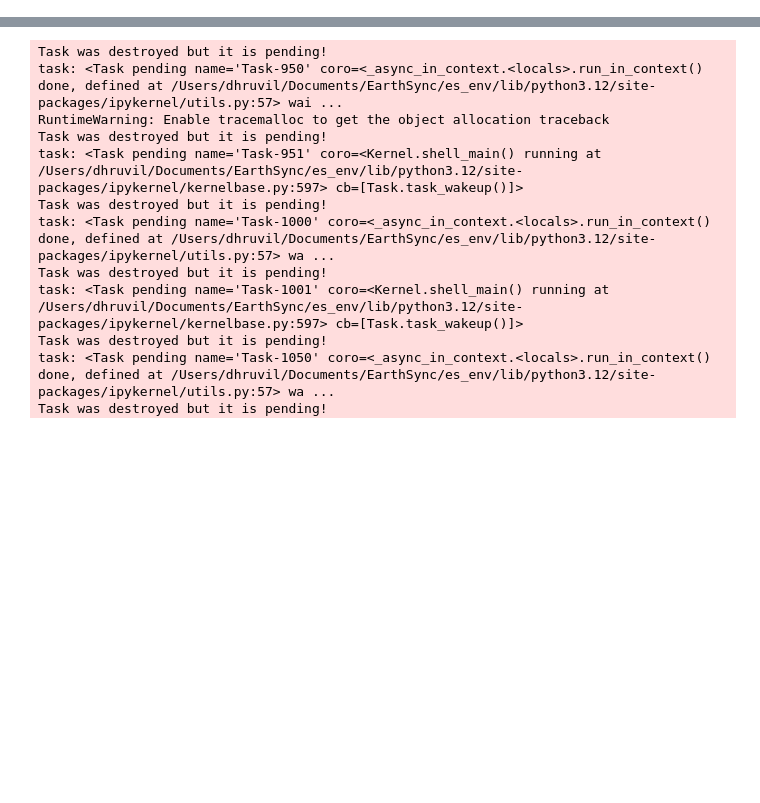
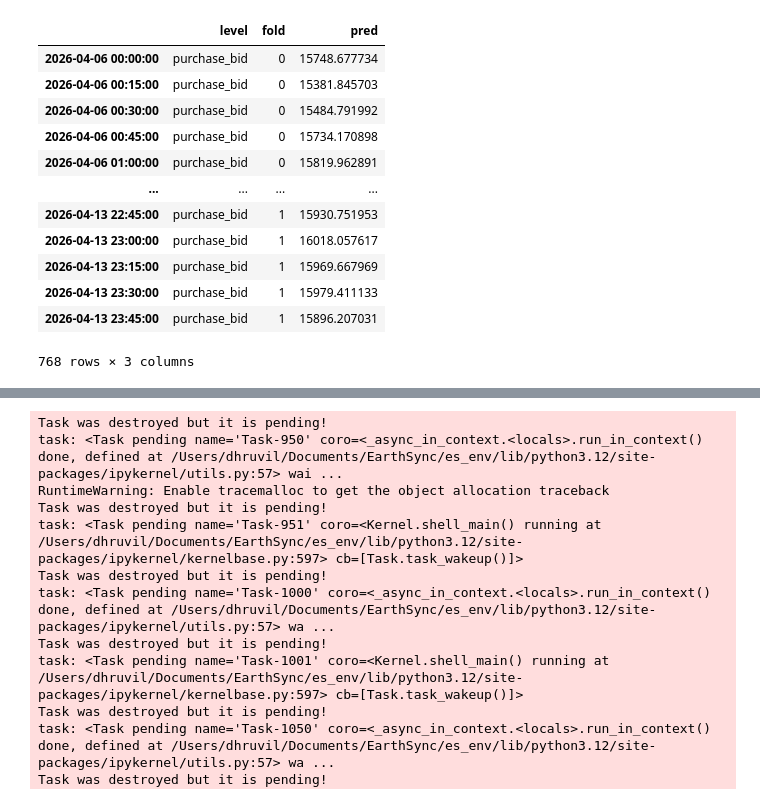
Before and after one commit to dhruvilsangani/EarthSync, a Jupyter notebook: LSTM-forecast.ipynb, the cells around one changed output, grey strips where cells are left out. Saved outputs shown, nothing was run; the diff lists cells and outputs as text; code cells hidden in the pictures; blank space fills up the shorter version.

```diff
--- a/LSTM-forecast.ipynb
+++ b/LSTM-forecast.ipynb
@@ -41,0 +149,20 @@ New feature count: 16
+# %%
+
+forecaster = ForecasterRnn(
+    estimator          = model,
+    levels             = 'purchase_bid',
+    lags               = 96,
+    transformer_series = MinMaxScaler(),
+    fit_kwargs = {
+        "epochs": 50,
+        "batch_size": 32, # Smaller batch size for smaller datasets
+        "callbacks": [EarlyStopping(monitor="val_loss", patience=5, restore_best_weights=True)],
+        "series_val": data_val # Your 7-day validation window
+    }
+)
+
+# 3. Fit using your Cyclical Exogenous features
+forecaster.fit(
+    series = data_train[['purchase_bid']],
+    #exog   = exogenous_features[['hour_sin', 'hour_cos', 'day_of_week_sin', 'day_of_week_cos']]
+)
@@ -41,0 +248,16 @@ New feature count: 16
+# %%
+predictions
+# %% [output]
+|  | level | fold | pred |
+| 2026-04-06 00:00:00 | purchase_bid | 0 | 15748.677734 |
+| 2026-04-06 00:15:00 | purchase_bid | 0 | 15381.845703 |
+| 2026-04-06 00:30:00 | purchase_bid | 0 | 15484.791992 |
+| 2026-04-06 00:45:00 | purchase_bid | 0 | 15734.170898 |
+| 2026-04-06 01:00:00 | purchase_bid | 0 | 15819.962891 |
+| ... | ... | ... | ... |
+| 2026-04-13 22:45:00 | purchase_bid | 1 | 15930.751953 |
+| 2026-04-13 23:00:00 | purchase_bid | 1 | 16018.057617 |
+| 2026-04-13 23:15:00 | purchase_bid | 1 | 15969.667969 |
+| 2026-04-13 23:30:00 | purchase_bid | 1 | 15979.411133 |
+| 2026-04-13 23:45:00 | purchase_bid | 1 | 15896.207031 |
+768 rows × 3 columns
```
Also changed, not shown: parts of 13 cells of this notebook, 18 other files.
